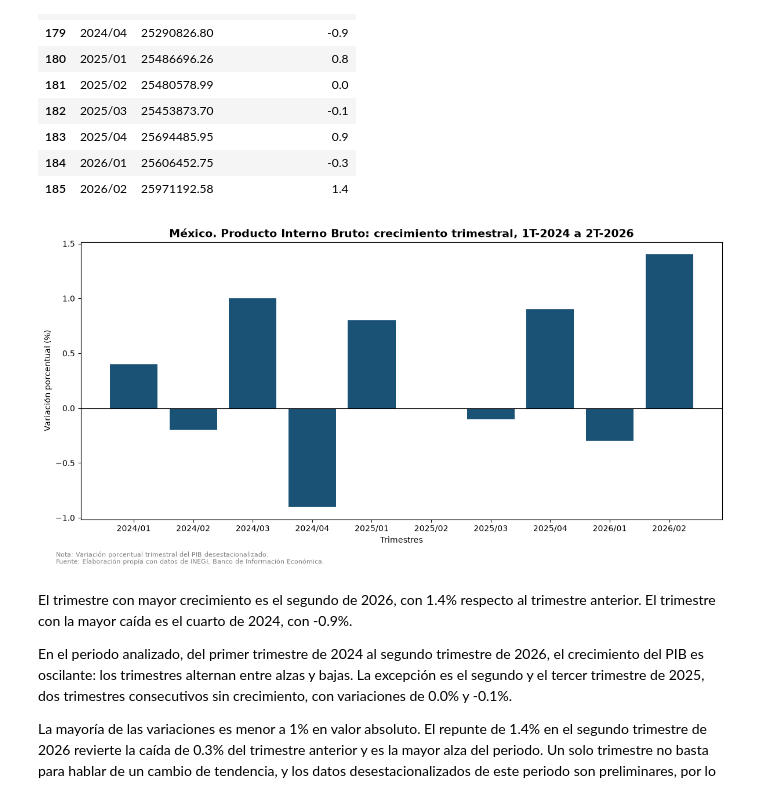
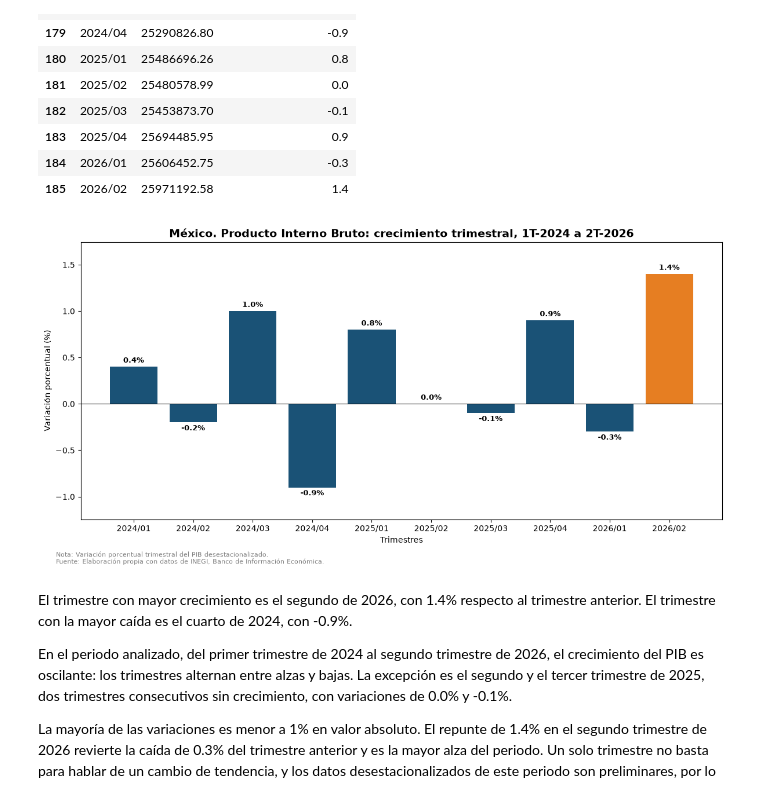
Before and after one commit to Jose-Castanedas/pib_mexico, a Jupyter notebook: notebooks/analisis_pib.ipynb, the cells around one changed output. Drawn from its saved outputs; the diff is of its cells as text; code cells hidden in the pictures.

Commit message:
style: resalta valor máximo y agrega etiquetas en la gráfica 5

```diff
--- a/notebooks/analisis_pib.ipynb
+++ b/notebooks/analisis_pib.ipynb
@@ -506,37 +506,49 @@ trimestres[['Periodos', 'PIB', 'Crecimiento_trimestral']]
 
 fig, ax = plt.subplots(figsize=(12, 6))
 
-ax.bar(trimestres['Periodos'], trimestres['Crecimiento_trimestral'], color='#1A5276')
+# Colores: el valor más grande se resalta con otro color
+color_base = '#1A5276'
+color_max = '#E67E22'
+colores = [color_max if v == trimestres['Crecimiento_trimestral'].max() else color_base
+           for v in trimestres['Crecimiento_trimestral']]
+
+barras = ax.bar(trimestres['Periodos'], trimestres['Crecimiento_trimestral'], color=colores)
+
+# Etiquetas de datos sobre cada barra
+ax.bar_label(barras, fmt='%.1f%%', padding=3, fontsize=9, fontweight='bold')
 
 ax.axhline(0, color='black', linewidth=0.8)
 
 ax.set_title('México. Producto Interno Bruto: crecimiento trimestral, 1T-2024 a 2T-2026', fontsize=14, fontweight='bold')
+
+# Margen extra para que las etiquetas no se corten
+ax.margins(y=0.15)
 
 # 2. Configurar los ejes
 
 # 2.1. Eje X
 
 ax.set_xlabel('Trimestres')
 
 # 2.2. Eje Y
 
 ax.set_ylabel('Variación porcentual (%)')
 
 # 3. Agregar fuente y notas metodológicas
 
 fig.text(0.03, 0.01, 'Fuente: Elaboración propia con datos de INEGI, Banco de Información Económica.', fontsize=8, color='grey', ha='left')
 fig.text(0.03, 0.03, 'Nota: Variación porcentual trimestral del PIB desestacionalizado.', fontsize=8, color='grey', ha='left')
 plt.tight_layout(rect=[0, 0.04, 1, 1])
 
 # 4. Guardar gráfica en el directorio figures
 
 plt.savefig('../figures/grafica_05_crecimiento_trimestral_desestacionalizado.png', dpi=150, bbox_inches='tight')
 
 # 5. Mostrar gráfica
 
 plt.show()
 # %% [output]
-[figure, old version]
+[figure, new version]
 # %% [markdown]
 El trimestre con mayor crecimiento es el segundo de 2026, con 1.4% respecto al trimestre anterior. El trimestre con la mayor caída es el cuarto de 2024, con -0.9%.
 
```
Also changed, not shown: 1 other file.
